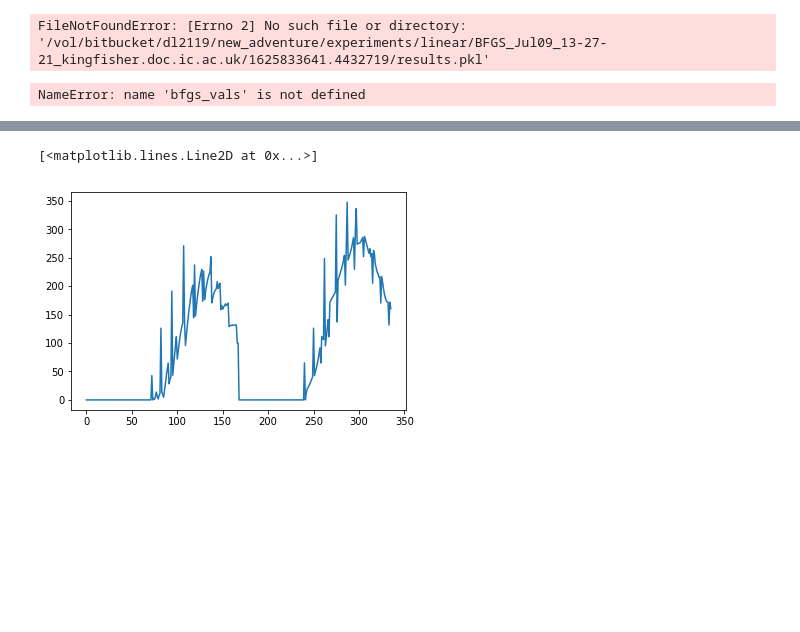
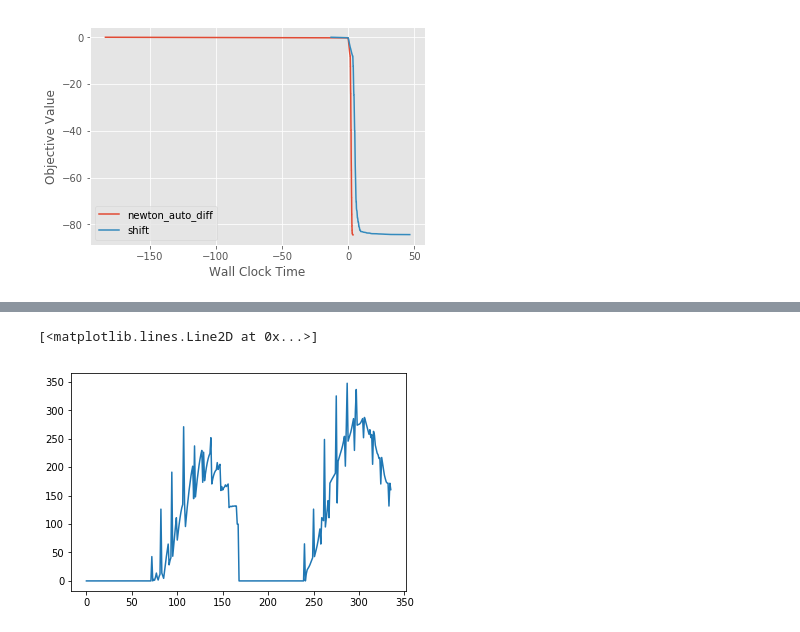
Before and after one commit to daniellengyel/new_adventure, a Jupyter notebook: notebooks/Opt_Comparisons.ipynb, the cells around one changed output, grey strips where cells are left out. Drawn from its saved outputs; the diff is of its cells as text; code cells hidden in the pictures; blank space fills up the shorter version.

Commit message:
local changes

```diff
--- a/notebooks/Opt_Comparisons.ipynb
+++ b/notebooks/Opt_Comparisons.ipynb
@@ -28,30 +25,28 @@ The autoreload extension is already loaded. To reload it, use:
 # %%
-# exp_path = "/Users/daniellengyel/new_adventure/experiments/MAXQ/"
+exp_path = "/Users/daniellengyel/new_adventure/experiments/linear/"
 # exp_path = "/rds/general/user/dl2119/home/new_adventure/experiments/linear/"
-exp_path = "/vol/bitbucket/dl2119/new_adventure/experiments/linear/"
+# exp_path = "/vol/bitbucket/dl2119/new_adventure/experiments/linear/"
 
 # label =
 # folder_name =
 # exp_id =
 # exp_path =
 
-bfgs_folder = "BFGS_Jul09_13-27-21_kingfisher.doc.ic.ac.uk"
-bfgs_id = "1625833641.4432719"
-bfgs_path = load_opt_path(exp_path + bfgs_folder, bfgs_id)
+# bfgs_folder = "BFGS_Jul09_13-27-21_kingfisher.doc.ic.ac.uk"
+# bfgs_id = "1625833641.4432719"
+# bfgs_path = load_opt_path(exp_path + bfgs_folder, bfgs_id)
 
-newton_folder = "Newton_IPM_Jul09_13-17-16_kingfisher.doc.ic.ac.uk"
-newton_id = "1625833036.607114"
+newton_folder = "Newton_2FD1_IPM_Aug05_14-19-25_Daniels-MacBook-Pro-4.local"
+newton_id = "1628169565.09796"
 newton_path = load_opt_path(exp_path + newton_folder, newton_id)
 
-shift_folder = "Newton_shift_est_IPM_Jul09_13-18-01_kingfisher.doc.ic.ac.uk"
-shift_id = "1625833081.0258617"
+shift_folder = "Newton_2B1_IPM_Aug05_13-51-48_Daniels-MacBook-Pro-4.local"
+shift_id = "1628167908.0857909"
 shift_path = load_opt_path(exp_path + shift_folder, shift_id)
 
-shift_multi_folder = "Newton_IPM_Jul09_13-16-32_kingfisher.doc.ic.ac.uk"
-shift_multi_id = "1625832992.2236726"
-shift_multi_path = load_opt_path(exp_path + shift_multi_folder, shift_multi_id)
+# shift_multi_folder = "Newton_IPM_Jul09_13-16-32_kingfisher.doc.ic.ac.uk"
+# shift_multi_id = "1625832992.2236726"
+# shift_multi_path = load_opt_path(exp_path + shift_multi_folder, shift_multi_id)
-# %% [output]
-FileNotFoundError: [Errno 2] No such file or directory: '/vol/bitbucket/dl2119/new_adventure/experiments/linear/BFGS_Jul09_13-27-21_kingfisher.doc.ic.ac.uk/1625833641.4432719/results.pkl'
 # %%
 
 
@@ -68,17 +63,17 @@ shift_multi_vals[:, 1] -= shift_multi_vals[1, 1]
 # newton_vals = np.array([[[np.sum(p[i][0]), p[i][1]] for i in range(len(p))] for p in newton_path ]).reshape(-1, 2)
 # shift_vals = np.array([[[np.sum(p[i][0]), p[i][1]] for i in range(len(p))] for p in shift_path ]).reshape(-1, 2)
 # %%
-plt.plot(bfgs_vals[:, 1], bfgs_vals[:, 0], label="bfgs")
-# plt.plot(newton_vals[:, 1], newton_vals[:, 0], label="newton_auto_diff")
+# plt.plot(bfgs_vals[:, 1], bfgs_vals[:, 0], label="bfgs")
+plt.plot(newton_vals[:, 1], newton_vals[:, 0], label="newton_auto_diff")
 plt.plot(shift_vals[:, 1], shift_vals[:, 0], label="shift")
-plt.plot(shift_multi_vals[:, 1], shift_multi_vals[:, 0], label="newton")
+# plt.plot(shift_multi_vals[:, 1], shift_multi_vals[:, 0], label="newton")
 
 plt.legend()
 # plt.ylim(-6000, -5500)
 plt.xlabel("Wall Clock Time")
 plt.ylabel("Objective Value")
 # plt.yscale('log')
 plt.show()
 # %% [output]
-NameError: name 'bfgs_vals' is not defined
+[figure, added]
 # %%
```
Also changed, not shown: parts of 3 cells of this notebook, 12 other files.
